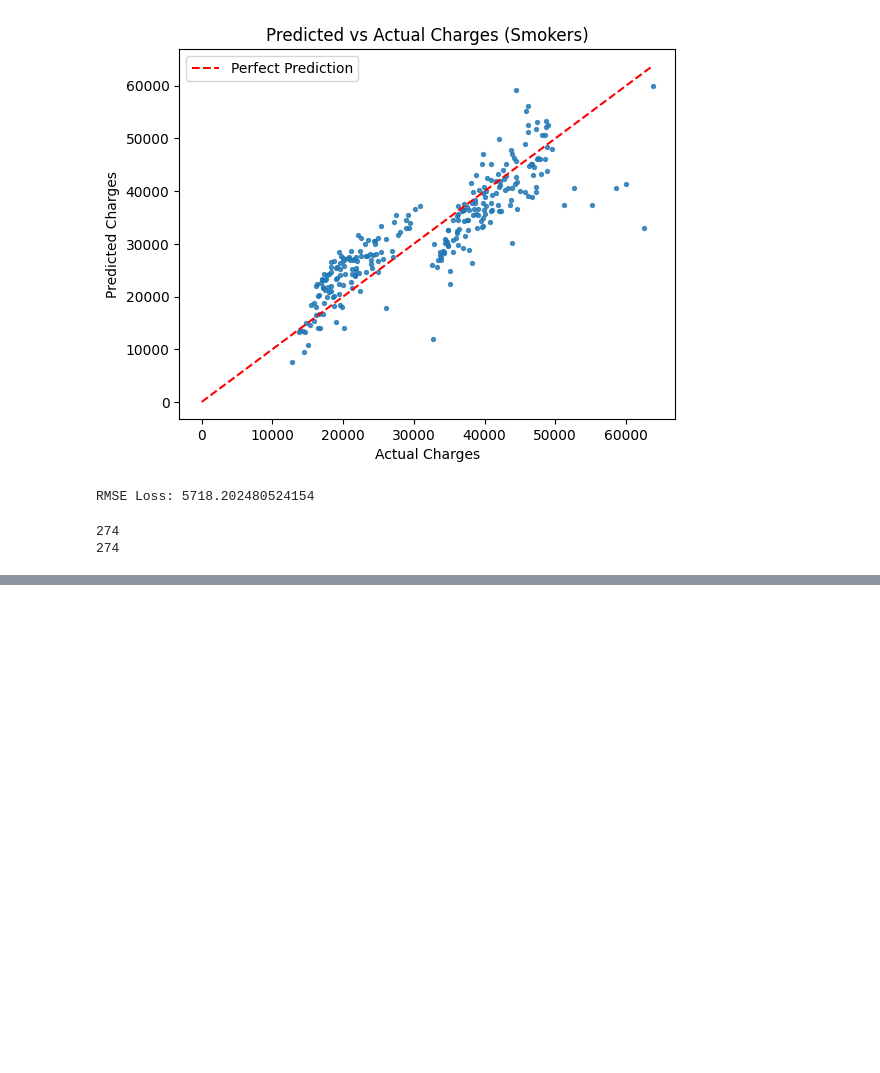
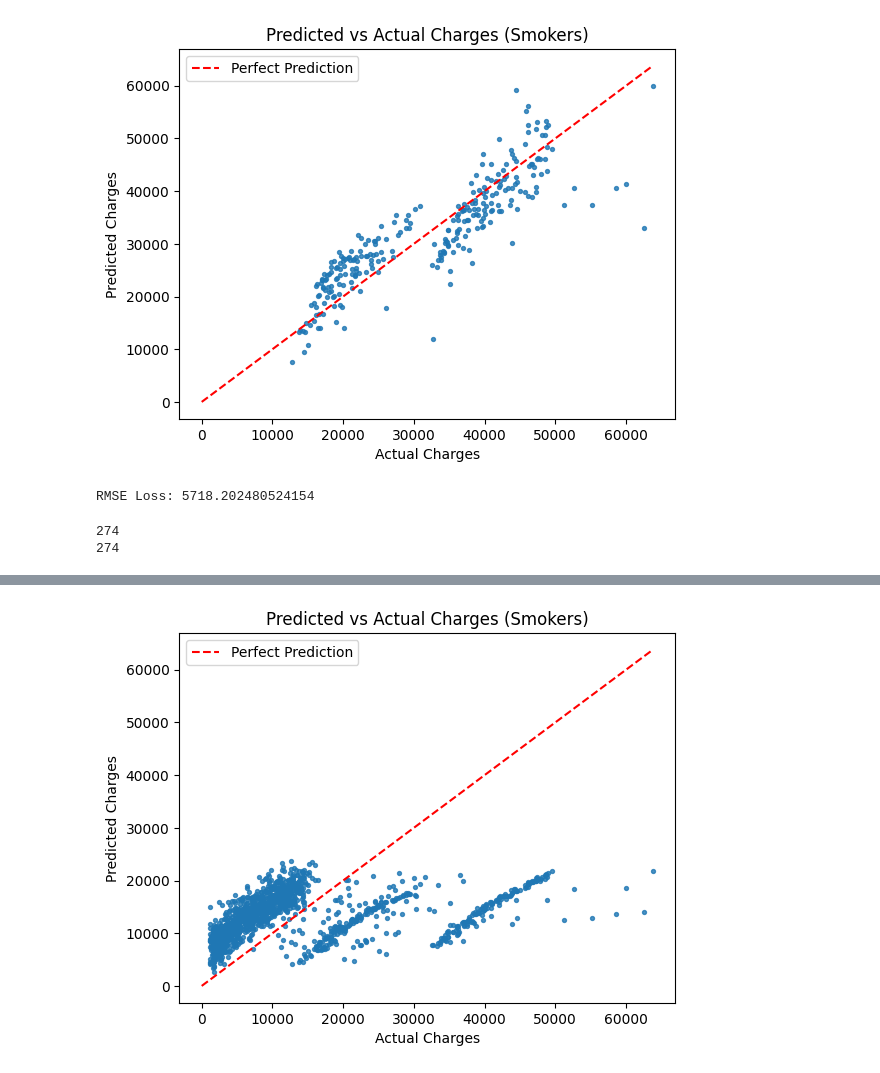
Before and after one commit to starkMrSnow/Medical-cost-prediction, a Jupyter notebook: medical-cost-prediction.ipynb, the cells around one changed output, grey strips where cells are left out. Saved outputs shown, nothing was run; the diff lists cells and outputs as text; code cells hidden in the pictures; blank space fills up the shorter version.

Commit message:
Change: Train model using all data

```diff
--- a/medical-cost-prediction.ipynb
+++ b/medical-cost-prediction.ipynb
@@ -704,3 +704,16 @@ print(len(two_D_predictions))
 # %% [output]
 274
 274
+# %%
+#create all inputs and targets
+all_inputs, all_targets = medical_df[['age', 'bmi', 'children']], medical_df['charges']
+
+# Create and train the model
+all_model = LinearRegression().fit(all_inputs, all_targets)
+
+# Generate predictions
+predictions = all_model.predict(all_inputs)
+
+# Compute loss to evalute the model
+loss = rmse(all_targets, predictions)
+print('Loss:', loss)
@@ -706,0 +722,4 @@ print(len(two_D_predictions))
+# %%
+try_smoker_parameters_2d(all_model, medical_df)
+# %% [output]
+[figure, added]
```
Also changed, not shown: parts of 2 cells of this notebook.
